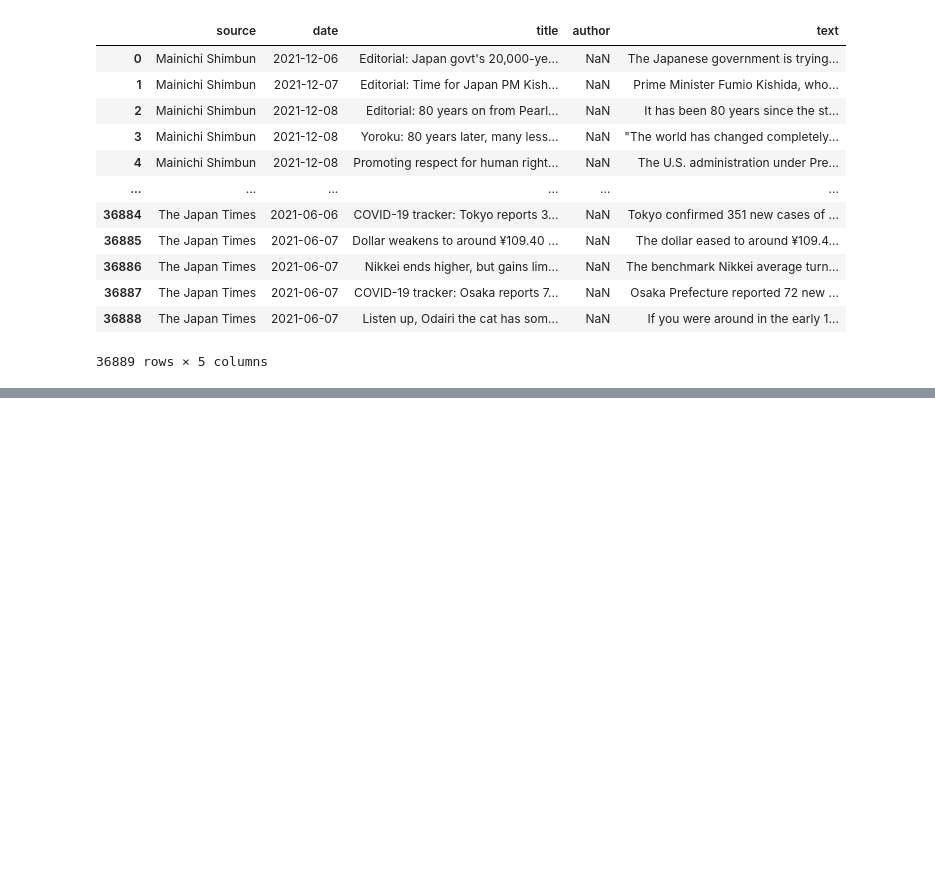
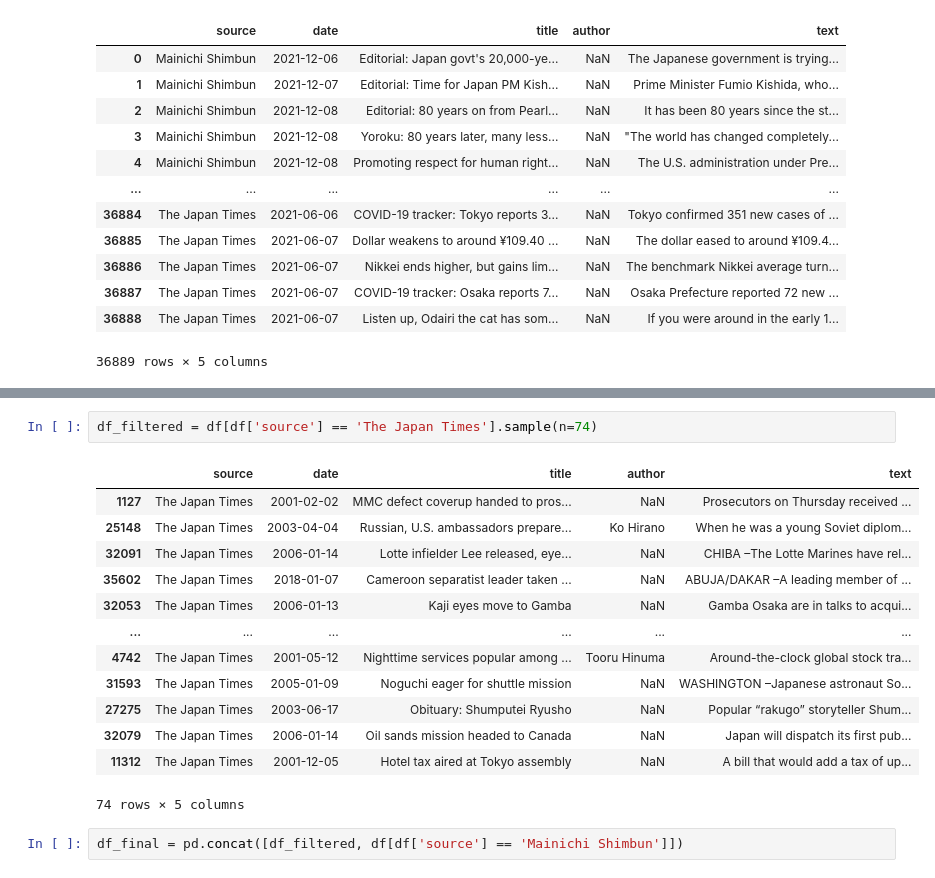
Before and after one commit to GiacomoBacchetta/digitiamo_test, a Jupyter notebook: test.ipynb, the cells around one changed output, grey strips where cells are left out. Drawn from its saved outputs; the diff is of its cells as text; blank space fills up the shorter version.

```diff
--- a/test.ipynb
+++ b/test.ipynb
@@ -42,0 +75,18 @@ df.describe()
+# %%
+df_filtered = df[df['source'] == 'The Japan Times'].sample(n=74)
+# %% [output]
+|  | source | date | title | author | text |
+| 1127 | The Japan Times | 2001-02-02 | MMC defect coverup handed to pros... | NaN | Prosecutors on Thursday received ... |
+| 25148 | The Japan Times | 2003-04-04 | Russian, U.S. ambassadors prepare... | Ko Hirano | When he was a young Soviet diplom... |
+| 32091 | The Japan Times | 2006-01-14 | Lotte infielder Lee released, eye... | NaN | CHIBA –The Lotte Marines have rel... |
+| 35602 | The Japan Times | 2018-01-07 | Cameroon separatist leader taken ... | NaN | ABUJA/DAKAR –A leading member of ... |
+| 32053 | The Japan Times | 2006-01-13 | Kaji eyes move to Gamba | NaN | Gamba Osaka are in talks to acqui... |
+| ... | ... | ... | ... | ... | ... |
+| 4742 | The Japan Times | 2001-05-12 | Nighttime services popular among ... | Tooru Hinuma | Around-the-clock global stock tra... |
+| 31593 | The Japan Times | 2005-01-09 | Noguchi eager for shuttle mission | NaN | WASHINGTON –Japanese astronaut So... |
+| 27275 | The Japan Times | 2003-06-17 | Obituary: Shumputei Ryusho | NaN | Popular “rakugo” storyteller Shum... |
+| 32079 | The Japan Times | 2006-01-14 | Oil sands mission headed to Canada | NaN | Japan will dispatch its first pub... |
+| 11312 | The Japan Times | 2001-12-05 | Hotel tax aired at Tokyo assembly | NaN | A bill that would add a tax of up... |
+74 rows × 5 columns
+# %%
+df_final = pd.concat([df_filtered, df[df['source'] == 'Mainichi Shimbun']])
```
Also changed, not shown: parts of 16 cells of this notebook.
